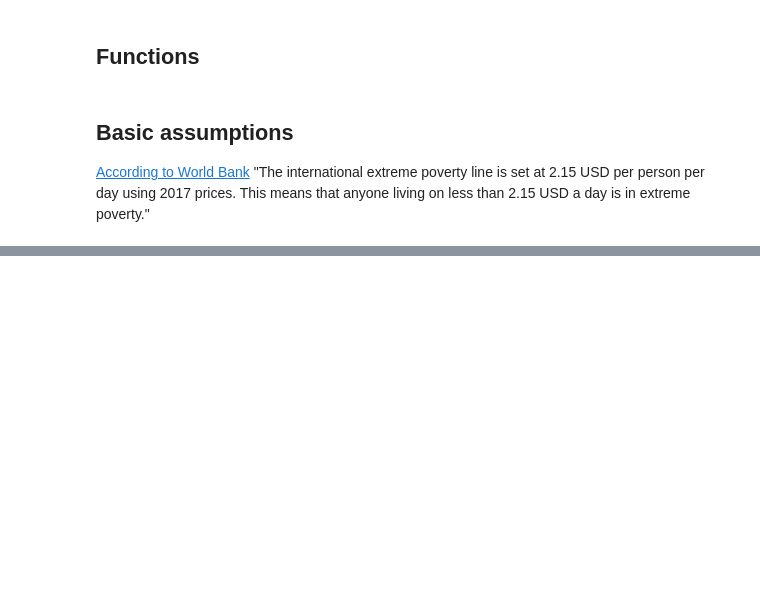
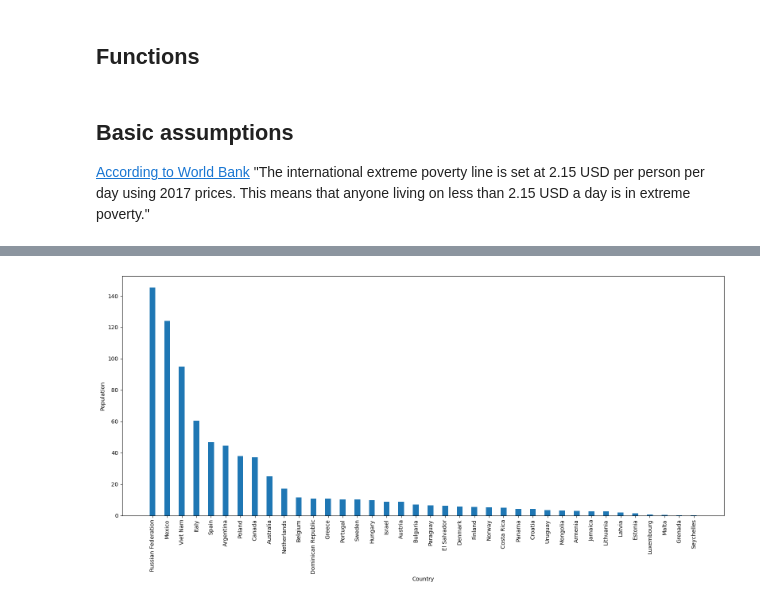
Before and after one commit to maxzaikin/Statistics, a Jupyter notebook: poverty_explore.ipynb, the cells around one changed output, grey strips where cells are left out. Drawn from its saved outputs; the diff is of its cells as text; code cells hidden in the pictures; blank space fills up the shorter version.

```diff
--- a/poverty_explore.ipynb
+++ b/poverty_explore.ipynb
@@ -80,0 +91,13 @@ plt.show()
+# %%
+df_sorted = poverty_df.sort_values(by='population', ascending=False)
+fig, ax= plt.subplots(figsize=(16,8))
+
+ax.bar(df_sorted['country'],
+       df_sorted['population'],width=.4)
+ax.set_xlabel('Country')
+ax.set_ylabel('Population')
+plt.xticks(rotation=90)
+plt.tight_layout()
+plt.show()
+# %% [output]
+[figure, added]
```
Also changed, not shown: parts of 8 cells of this notebook, 1 other file.
